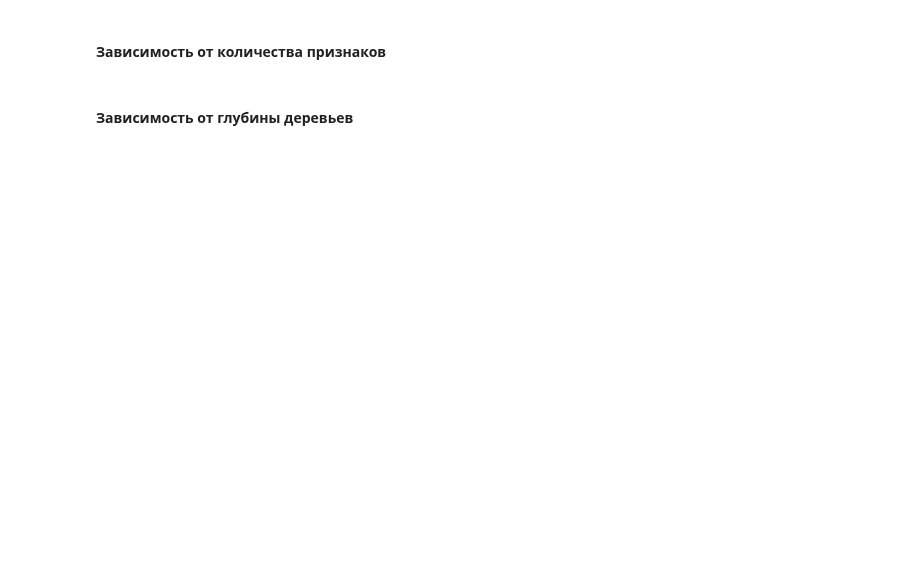
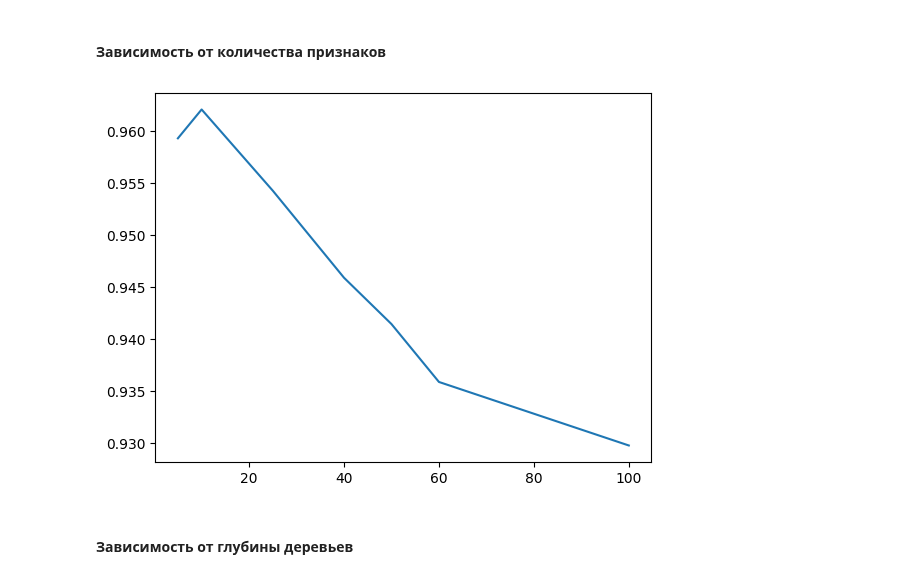
Before and after one commit to poslam/sem5-ds, a Jupyter notebook: work/5/Задание 1. Бэггинг и случайный лес.ipynb, the cells around one changed output. Cells and saved outputs as stored; diff of their text form; code cells hidden in the pictures; blank space fills up the shorter version.

```diff
--- a/work/5/Задание 1. Бэггинг и случайный лес.ipynb
+++ b/work/5/Задание 1. Бэггинг и случайный лес.ipynb
@@ -56,4 +101,16 @@ clf.fit()
 # %% [markdown]
 #### Зависимость от количества признаков
+# %%
+features_amount = [5, 10, 25, 40, 50, 60, 100]
+scores = []
+
+for amount in features_amount:
+    clf = RandomForestClassifier(n_estimators=100, max_features=amount)
+    scores.append(cross_val_score(clf, df.data, df.target, cv=15, n_jobs=-1).mean())
+
+plt.plot(features_amount, scores)
+plt.show()
+# %% [output]
+[figure, added]
 # %% [markdown]
 #### Зависимость от глубины деревьев
```
Also changed, not shown: parts of 12 cells of this notebook, 6 other files.
